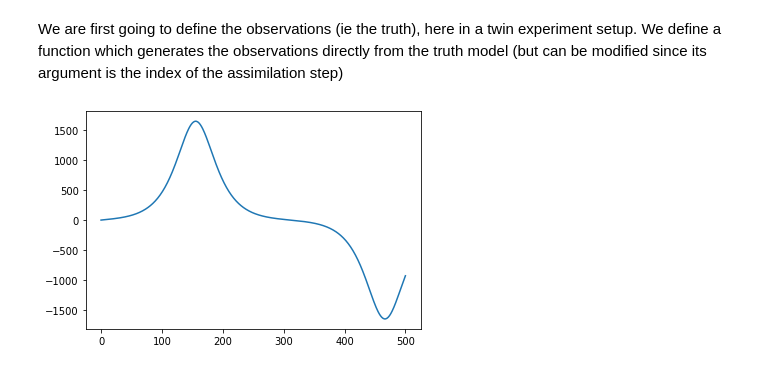
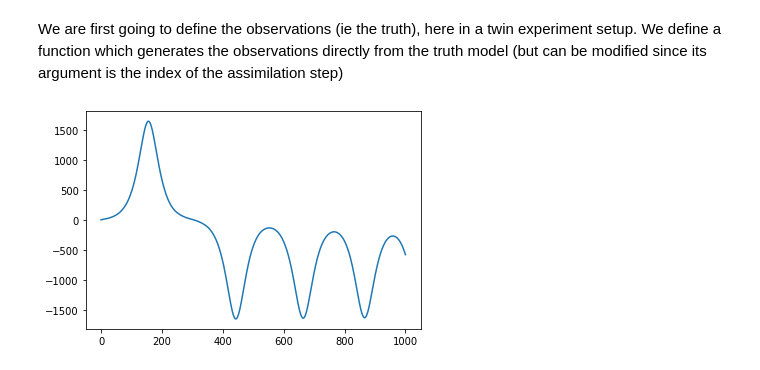
Before and after one commit to VTrappler/DA_sandbox, a Jupyter notebook: oscillator_EnKF.ipynb, the cells around one changed output. Cells and saved outputs as stored; diff of their text form; code cells hidden in the pictures.

```diff
--- a/oscillator_EnKF.ipynb
+++ b/oscillator_EnKF.ipynb
@@ -27,23 +27,23 @@ We are first going to define the observations (ie the truth), here in a twin exp
 We define a function which generates the observations directly from the truth model (but can be modified since its argument is the index of the assimilation step)
 # %%
 # Reference model
-NonLinearOscillatorModel.xi = [0] # No model error
+# NonLinearOscillatorModel.xi = [0] # No model error
 truth = NonLinearOscillatorModel()
 
 truth.set_initial_state(0, initial_state)
-truth.forward(500)
+truth.forward(1000)
 plt.plot(truth.state_vector[0, :])
 
 # Reset to initial state
 truth.set_initial_state(0, initial_state, force_reset=True)
 
 
 def generate_observations(i):
     truth.forward(period_assim)
     y = truth.state_vector[:, -1] + np.random.randn(1) * np.sqrt(float(R))
     return truth.t[-1], y
 # %% [output]
-[figure, old version]
+[figure, new version]
 # %%
 enkf = EnKF(state_dimension, Nensemble, R, inflation_factor)
 enkf.set_forwardmodel(lambda x: NonLinearOscillatorModel.integrate(0, x, period_assim,)[1][:, -1])
```
Also changed, not shown: parts of 4 cells of this notebook, 1 other file.
